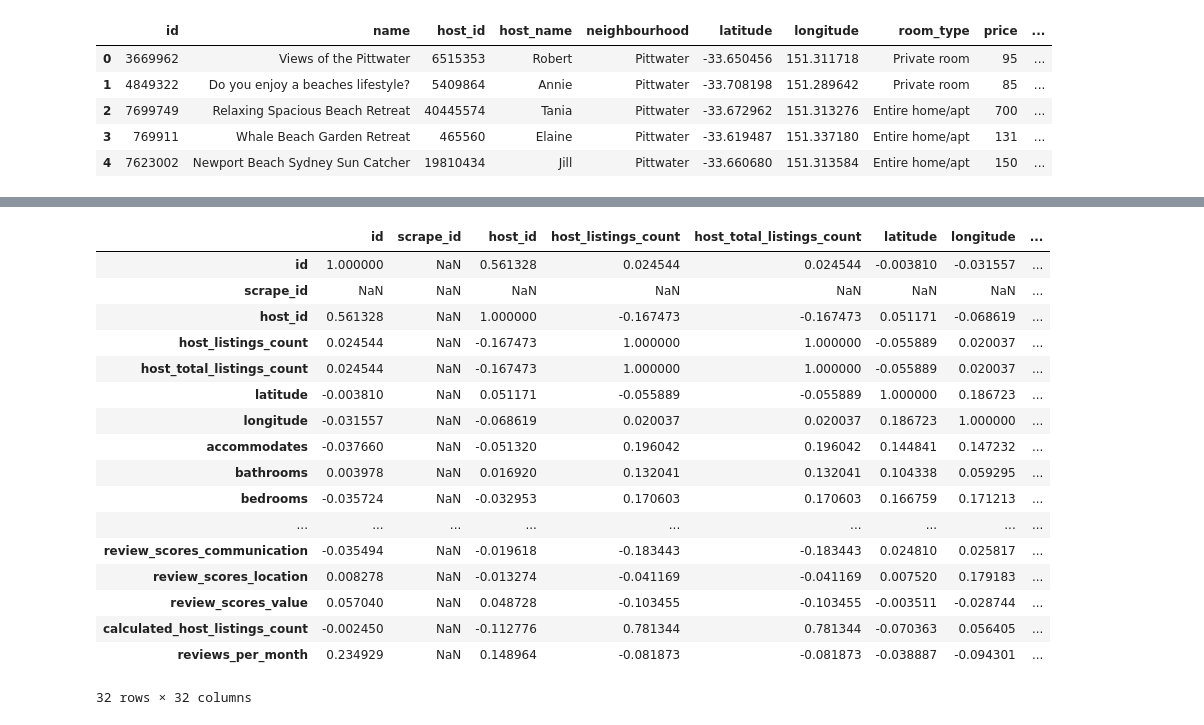
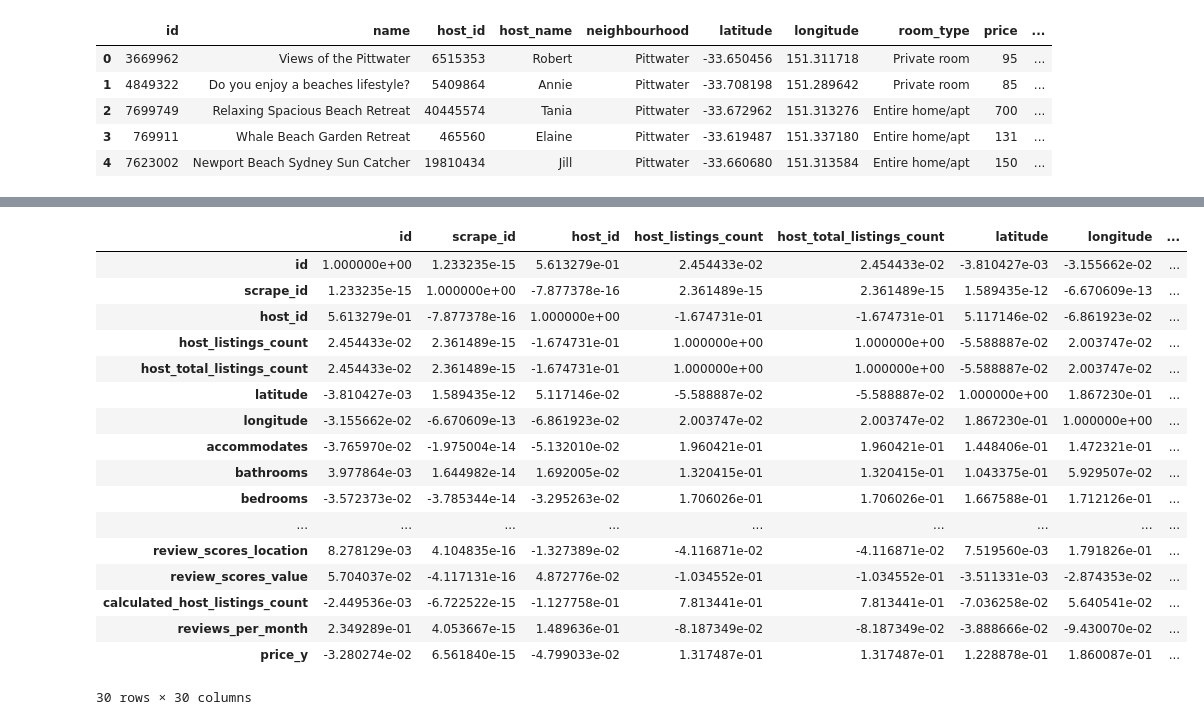
Before and after one commit to apguerrera/airbnb, a Jupyter notebook: airbnb-project-adrian.ipynb, the cells around one changed output, grey strips where cells are left out. Cells and saved outputs as stored; diff of their text form; code cells hidden in the pictures.

```diff
--- a/airbnb-project-adrian.ipynb
+++ b/airbnb-project-adrian.ipynb
@@ -13,6 +13,12 @@ import matplotlib.pyplot as plt
 # %%
 listings_data = pd.read_csv("sydney/oct15/listings.csv", )
 listings_data2 = pd.read_csv("sydney/oct15/listings2.csv", )
+# %%
+
+listings_data = listings_data.drop(['neighbourhood_group'], 1)
+
+listings_data2 = listings_data2.drop(['license', 'jurisdiction_names', 'neighbourhood_group_cleansed'], 1)
+listings_data3 = listings_data2.drop(['space', 'summary', 'description', 'neighborhood_overview', 'notes','transit','medium_url', 'thumbnail_url', 'xl_picture_url' ,'requires_license'], 1)
 # %%
 listings_data.head()
 # %% [output]
@@ -35,21 +31,25 @@ listings_data2.head()
+# %%
+listings_price = listings_data[['id','price']]
+# %%
+listings_data4 = pd.merge(listings_data3, listings_price, on='id')
 # %%
-listings_data2.corr(method='pearson', min_periods=40)
+listings_data4.corr(method='pearson', min_periods=40)
 # %% [output]
 |  | id | scrape_id | host_id | host_listings_count | host_total_listings_count | latitude | longitude | ... |
-| id | 1.000000 | NaN | 0.561328 | 0.024544 | 0.024544 | -0.003810 | -0.031557 | ... |
-| scrape_id | NaN | NaN | NaN | NaN | NaN | NaN | NaN | ... |
-| host_id | 0.561328 | NaN | 1.000000 | -0.167473 | -0.167473 | 0.051171 | -0.068619 | ... |
-| host_listings_count | 0.024544 | NaN | -0.167473 | 1.000000 | 1.000000 | -0.055889 | 0.020037 | ... |
-| host_total_listings_count | 0.024544 | NaN | -0.167473 | 1.000000 | 1.000000 | -0.055889 | 0.020037 | ... |
-| latitude | -0.003810 | NaN | 0.051171 | -0.055889 | -0.055889 | 1.000000 | 0.186723 | ... |
-| longitude | -0.031557 | NaN | -0.068619 | 0.020037 | 0.020037 | 0.186723 | 1.000000 | ... |
-| accommodates | -0.037660 | NaN | -0.051320 | 0.196042 | 0.196042 | 0.144841 | 0.147232 | ... |
-| bathrooms | 0.003978 | NaN | 0.016920 | 0.132041 | 0.132041 | 0.104338 | 0.059295 | ... |
-| bedrooms | -0.035724 | NaN | -0.032953 | 0.170603 | 0.170603 | 0.166759 | 0.171213 | ... |
+| id | 1.000000e+00 | 1.233235e-15 | 5.613279e-01 | 2.454433e-02 | 2.454433e-02 | -3.810427e-03 | -3.155662e-02 | ... |
+| scrape_id | 1.233235e-15 | 1.000000e+00 | -7.877378e-16 | 2.361489e-15 | 2.361489e-15 | 1.589435e-12 | -6.670609e-13 | ... |
+| host_id | 5.613279e-01 | -7.877378e-16 | 1.000000e+00 | -1.674731e-01 | -1.674731e-01 | 5.117146e-02 | -6.861923e-02 | ... |
+| host_listings_count | 2.454433e-02 | 2.361489e-15 | -1.674731e-01 | 1.000000e+00 | 1.000000e+00 | -5.588887e-02 | 2.003747e-02 | ... |
+| host_total_listings_count | 2.454433e-02 | 2.361489e-15 | -1.674731e-01 | 1.000000e+00 | 1.000000e+00 | -5.588887e-02 | 2.003747e-02 | ... |
+| latitude | -3.810427e-03 | 1.589435e-12 | 5.117146e-02 | -5.588887e-02 | -5.588887e-02 | 1.000000e+00 | 1.867230e-01 | ... |
+| longitude | -3.155662e-02 | -6.670609e-13 | -6.861923e-02 | 2.003747e-02 | 2.003747e-02 | 1.867230e-01 | 1.000000e+00 | ... |
+| accommodates | -3.765970e-02 | -1.975004e-14 | -5.132010e-02 | 1.960421e-01 | 1.960421e-01 | 1.448406e-01 | 1.472321e-01 | ... |
+| bathrooms | 3.977864e-03 | 1.644982e-14 | 1.692005e-02 | 1.320415e-01 | 1.320415e-01 | 1.043375e-01 | 5.929507e-02 | ... |
+| bedrooms | -3.572373e-02 | -3.785344e-14 | -3.295263e-02 | 1.706026e-01 | 1.706026e-01 | 1.667588e-01 | 1.712126e-01 | ... |
 | ... | ... | ... | ... | ... | ... | ... | ... | ... |
-| review_scores_communication | -0.035494 | NaN | -0.019618 | -0.183443 | -0.183443 | 0.024810 | 0.025817 | ... |
-| review_scores_location | 0.008278 | NaN | -0.013274 | -0.041169 | -0.041169 | 0.007520 | 0.179183 | ... |
-| review_scores_value | 0.057040 | NaN | 0.048728 | -0.103455 | -0.103455 | -0.003511 | -0.028744 | ... |
-| calculated_host_listings_count | -0.002450 | NaN | -0.112776 | 0.781344 | 0.781344 | -0.070363 | 0.056405 | ... |
-| reviews_per_month | 0.234929 | NaN | 0.148964 | -0.081873 | -0.081873 | -0.038887 | -0.094301 | ... |
+| review_scores_location | 8.278129e-03 | 4.104835e-16 | -1.327389e-02 | -4.116871e-02 | -4.116871e-02 | 7.519560e-03 | 1.791826e-01 | ... |
+| review_scores_value | 5.704037e-02 | -4.117131e-16 | 4.872776e-02 | -1.034552e-01 | -1.034552e-01 | -3.511331e-03 | -2.874353e-02 | ... |
+| calculated_host_listings_count | -2.449536e-03 | -6.722522e-15 | -1.127758e-01 | 7.813441e-01 | 7.813441e-01 | -7.036258e-02 | 5.640541e-02 | ... |
+| reviews_per_month | 2.349289e-01 | 4.053667e-15 | 1.489636e-01 | -8.187349e-02 | -8.187349e-02 | -3.888666e-02 | -9.430070e-02 | ... |
+| price_y | -3.280274e-02 | 6.561840e-15 | -4.799033e-02 | 1.317487e-01 | 1.317487e-01 | 1.228878e-01 | 1.860087e-01 | ... |
-32 rows × 32 columns
+30 rows × 30 columns
```
Also changed, not shown: parts of 18 cells of this notebook.
